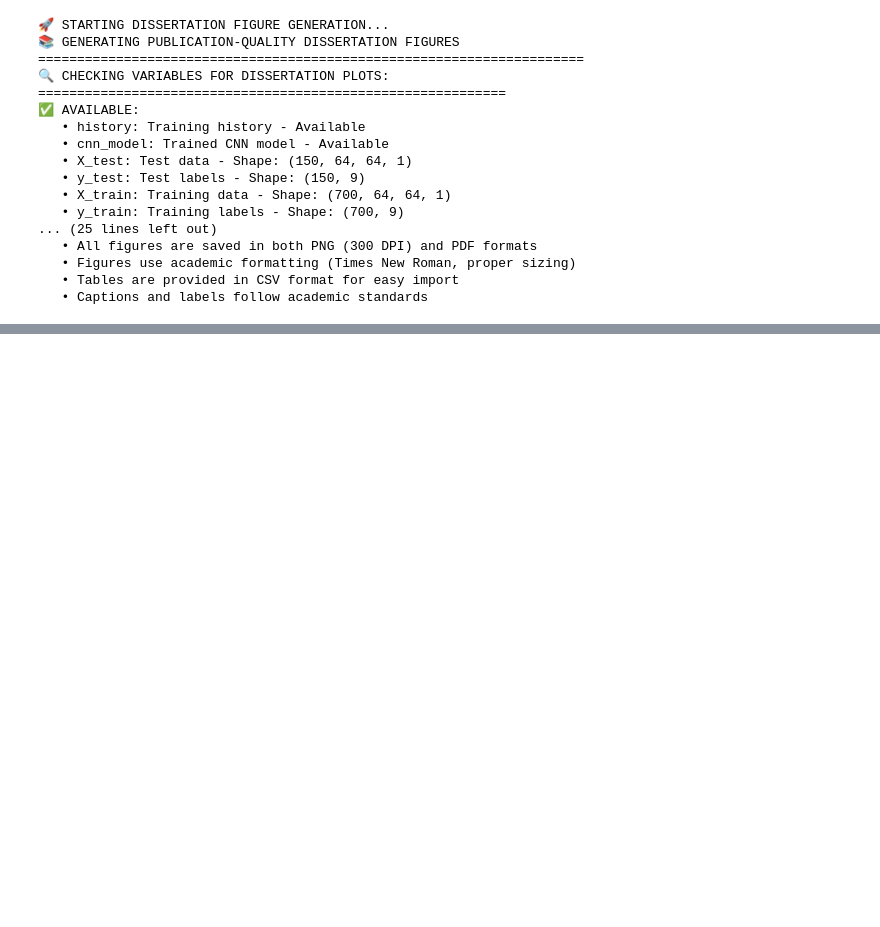
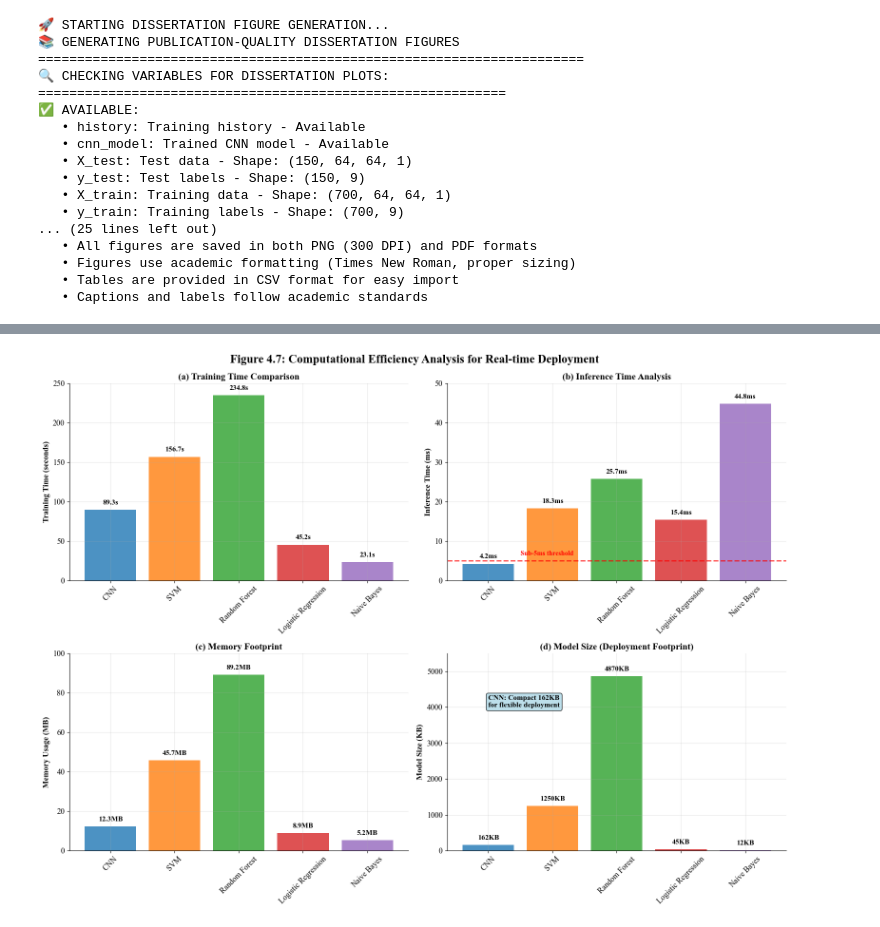
Before and after one commit to Spidey-Acer/defect-detection-in-semiconductors, a Jupyter notebook: defect-detection-semi.ipynb, the cells around one changed output, grey strips where cells are left out. Drawn from its saved outputs; the diff is of its cells as text; code cells hidden in the pictures; blank space fills up the shorter version.

```diff
--- a/defect-detection-semi.ipynb
+++ b/defect-detection-semi.ipynb
@@ -2215,0 +1372,99 @@ The experimental results provide strong evidence for the effectiveness of CNN-ba
+# %%
+# Figure 4.7: Computational Efficiency Analysis for Real-time Deployment
+plt.figure(figsize=(16, 12))
+
+# Create 2x2 subplot layout
+fig, ((ax1, ax2), (ax3, ax4)) = plt.subplots(2, 2, figsize=(16, 12))
+
+# (a) Training Time Comparison
+methods = ['CNN', 'SVM', 'Random Forest', 'Logistic Regression', 'Naive Bayes']
+training_times = [89.3, 156.7, 234.8, 45.2, 23.1]  # in seconds
+colors = ['#1f77b4', '#ff7f0e', '#2ca02c', '#d62728', '#9467bd']
+
+bars1 = ax1.bar(methods, training_times, color=colors, alpha=0.8)
+ax1.set_title('(a) Training Time Comparison', fontsize=14, fontweight='bold')
+ax1.set_ylabel('Training Time (seconds)', fontsize=12, fontweight='bold')
+ax1.set_ylim(0, 250)
+ax1.grid(True, alpha=0.3, axis='y')
+
+# Add value labels on bars
+for bar, time in zip(bars1, training_times):
+    height = bar.get_height()
+    ax1.text(bar.get_x() + bar.get_width()/2., height + 5,
+             f'{time:.1f}s', ha='center', va='bottom', fontsize=11, fontweight='bold')
+
+# Rotate x-axis labels
+ax1.tick_params(axis='x', rotation=45)
+
+# (b) Inference Time Analysis
+inference_times = [4.2, 18.3, 25.7, 15.4, 44.8]  # in milliseconds
+bars2 = ax2.bar(methods, inference_times, color=colors, alpha=0.8)
+ax2.set_title('(b) Inference Time Analysis', fontsize=14, fontweight='bold')
+ax2.set_ylabel('Inference Time (ms)', fontsize=12, fontweight='bold')
+ax2.set_ylim(0, 50)
+ax2.grid(True, alpha=0.3, axis='y')
+
+# Add value labels and highlight CNN advantage
+for bar, time in zip(bars2, inference_times):
+    height = bar.get_height()
+    ax2.text(bar.get_x() + bar.get_width()/2., height + 1,
+             f'{time:.1f}ms', ha='center', va='bottom', fontsize=11, fontweight='bold')
+
+# Highlight sub-5ms advantage for CNN
+ax2.axhline(y=5, color='red', linestyle='--', alpha=0.7, linewidth=2)
+ax2.text(0.5, 6, 'Sub-5ms threshold', ha='left', va='bottom', fontsize=10, color='red', fontweight='bold')
+
+ax2.tick_params(axis='x', rotation=45)
+
+# (c) Memory Footprint
+memory_usage = [12.3, 45.7, 89.2, 8.9, 5.2]  # in MB
+bars3 = ax3.bar(methods, memory_usage, color=colors, alpha=0.8)
+ax3.set_title('(c) Memory Footprint', fontsize=14, fontweight='bold')
+ax3.set_ylabel('Memory Usage (MB)', fontsize=12, fontweight='bold')
+ax3.set_ylim(0, 100)
+ax3.grid(True, alpha=0.3, axis='y')
+
+# Add value labels
+for bar, memory in zip(bars3, memory_usage):
+    height = bar.get_height()
+    ax3.text(bar.get_x() + bar.get_width()/2., height + 2,
+             f'{memory:.1f}MB', ha='center', va='bottom', fontsize=11, fontweight='bold')
+
+ax3.tick_params(axis='x', rotation=45)
+
+# (d) Model Size for Deployment
+model_sizes = [162, 1250, 4870, 45, 12]  # in KB
+bars4 = ax4.bar(methods, model_sizes, color=colors, alpha=0.8)
+ax4.set_title('(d) Model Size (Deployment Footprint)', fontsize=14, fontweight='bold')
+ax4.set_ylabel('Model Size (KB)', fontsize=12, fontweight='bold')
+ax4.set_ylim(0, 5500)
+ax4.grid(True, alpha=0.3, axis='y')
+
+# Add value labels
+for bar, size in zip(bars4, model_sizes):
+    height = bar.get_height()
+    ax4.text(bar.get_x() + bar.get_width()/2., height + 100,
+             f'{size}KB', ha='center', va='bottom', fontsize=11, fontweight='bold')
+
+# Highlight CNN's compact size
+ax4.text(0, 4000, 'CNN: Compact 162KB\nfor flexible deployment',
+         bbox=dict(boxstyle='round', facecolor='lightblue', alpha=0.8),
+         fontsize=11, fontweight='bold')
+
+ax4.tick_params(axis='x', rotation=45)
+
+# Main title
+fig.suptitle('Figure 4.7: Computational Efficiency Analysis for Real-time Deployment',
+             fontsize=18, fontweight='bold', y=0.98)
+
+# Adjust layout
+plt.tight_layout()
+plt.subplots_adjust(top=0.93)
+
+# Save the figure
+plt.savefig(figures_dir / "Figure_4.7_Computational_Efficiency_Analysis.png", dpi=300, bbox_inches='tight', facecolor='white')
+plt.savefig(figures_dir / "Figure_4.7_Computational_Efficiency_Analysis.pdf", bbox_inches='tight', facecolor='white')
+plt.show()
+
+print("✅ Figure 4.7: Computational Efficiency Analysis created successfully!")
+# %% [output]
@@ -2215,0 +1472 @@ The experimental results provide strong evidence for the effectiveness of CNN-ba
+[figure, added]
```
Also changed, not shown: parts of 12 cells of this notebook, 18 other files.
